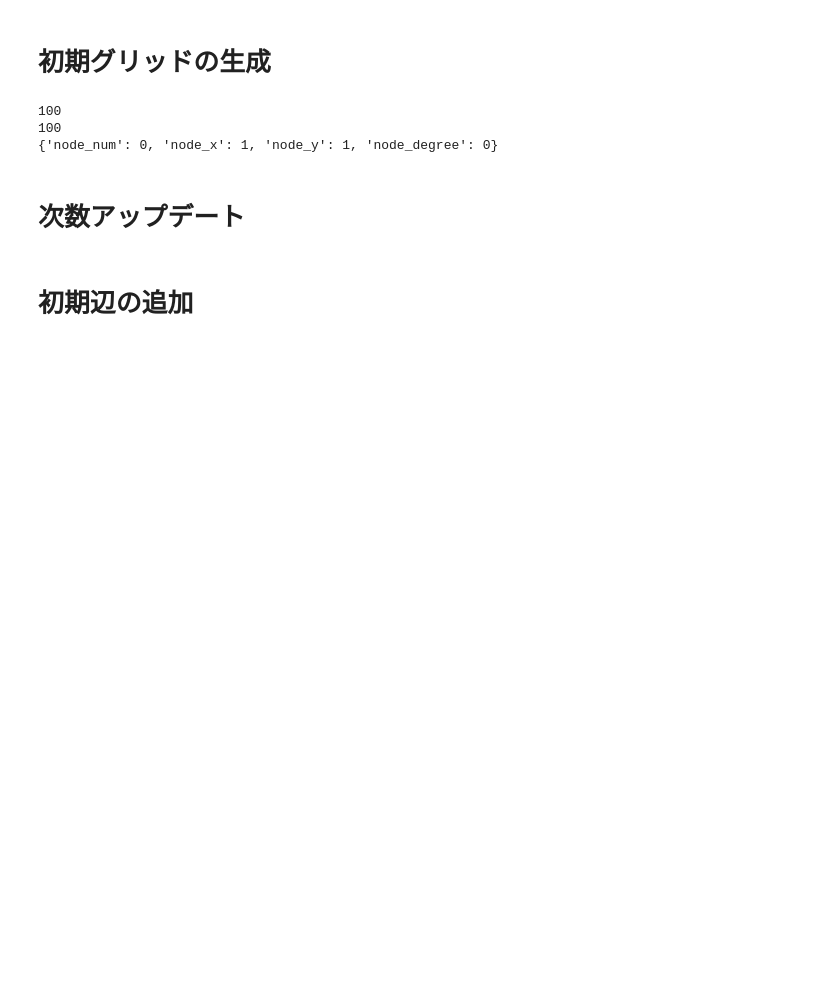
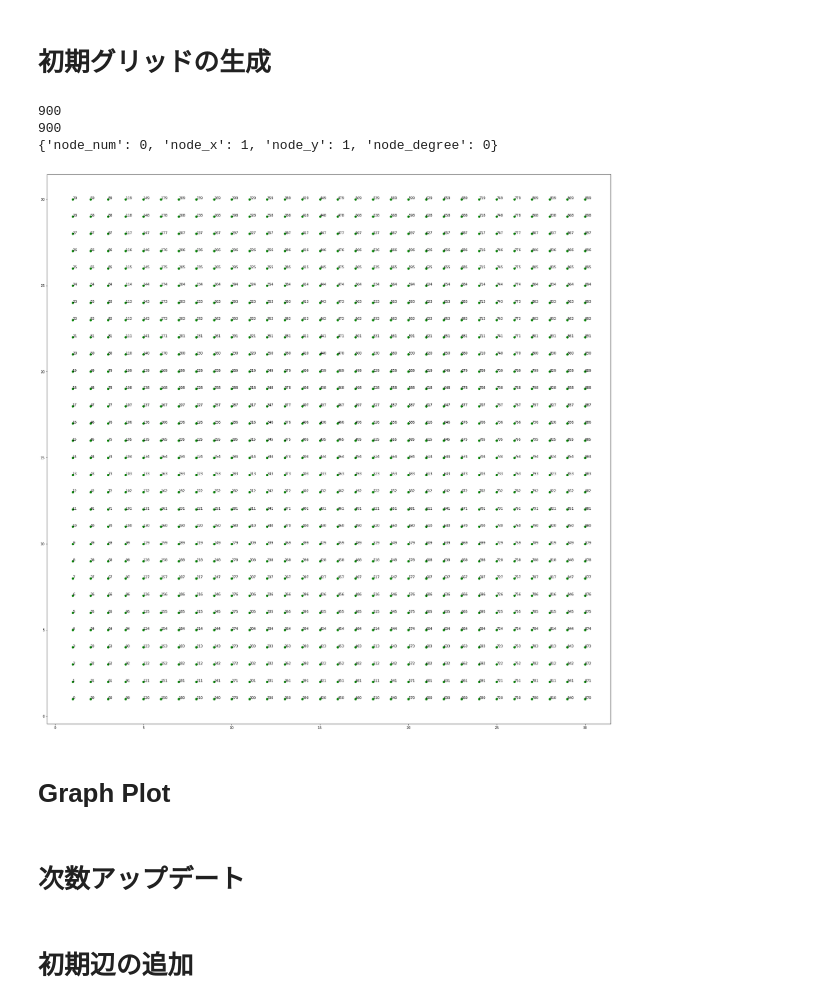
Before and after one commit to keigomiyagawa/drpp_instance, a Jupyter notebook: DRPP_instance.ipynb, the cells around one changed output. Drawn from its saved outputs; the diff is of its cells as text; code cells hidden in the pictures; blank space fills up the shorter version.

```diff
--- a/DRPP_instance.ipynb
+++ b/DRPP_instance.ipynb
@@ -8,45 +8,48 @@ from IPython.core.display import deepcopy
 import copy
 import sys
 import random
-random.seed(1234)
+random.seed(12345)
 
-GRIDSIZE = 10
+GRIDSIZE = 30
 n = m = GRIDSIZE
 N = range(n)
 xx = list() #x座標
 yy = list() #y座標
 point = list()
 NODE = dict()
 # NODE_LISTの要素は点番号：node_num,点のx座標：node_x，点のy座標：node_y，点の次数:node_degreeの辞書リスト
 NODE_LIST = list()
 dem = list() #demand
 # p =
 
 for i in range(1,n+1):
     for j in range(1,n+1):
         NODE = {}
         point.append([i,j])
 # print(point)
 colors = ['green' for i in range(len(point))]
 data_index = [j for j in range(len(point))]
 
 print(len(data_index))
 print(len(point))
 
 for i in range(len(point)):
     NODE = {'node_num':data_index[i],'node_x':point[i][0], 'node_y':point[i][1],'node_degree':0}
     NODE_LIST.append(NODE)
 print(NODE_LIST[0])
 
-# # plot graph
-# for i in range(len(NODE_LIST)):
-#     x = NODE_LIST[i]['node_x']
-#     y = NODE_LIST[i]['node_y']
+# plot graph
+for i in range(len(NODE_LIST)):
+    x = NODE_LIST[i]['node_x']
+    y = NODE_LIST[i]['node_y']
 
-#     plt.rcParams["figure.figsize"] = (30, 30)
-#     plt.scatter(x, y, color=colors[i])
-#     plt.annotate(NODE_LIST[i]['node_num'], xy = (x,y))
+    plt.rcParams["figure.figsize"] = (30, 30)
+    plt.scatter(x, y, color=colors[i])
+    plt.annotate(NODE_LIST[i]['node_num'], xy = (x,y))
 # %% [output]
-100
-100
+900
+900
 {'node_num': 0, 'node_x': 1, 'node_y': 1, 'node_degree': 0}
+[figure, added]
+# %% [markdown]
+# Graph Plot
```
Also changed, not shown: parts of 23 cells of this notebook.
